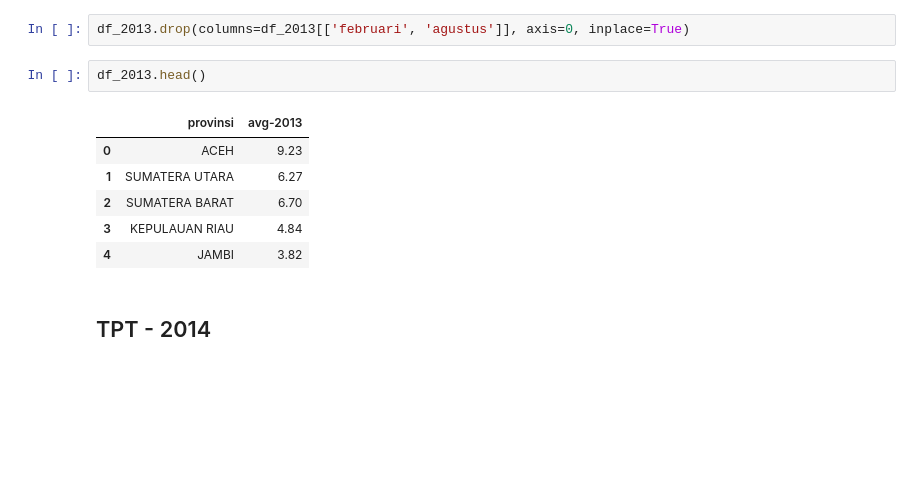
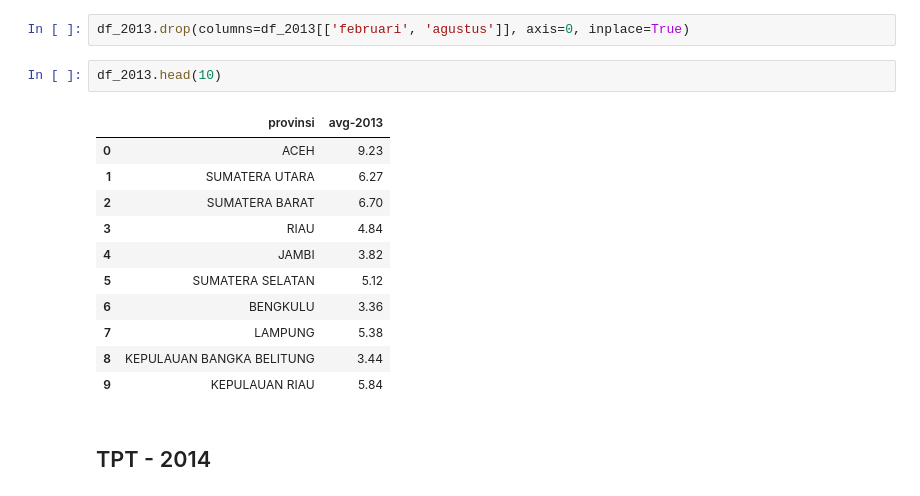
Before and after one commit to Padinn21/unemployment-rate-clustering, a Jupyter notebook: skripsi_TPT.ipynb, the cells around one changed output. Cells and saved outputs as stored; diff of their text form; blank space fills up the shorter version.

```diff
--- a/skripsi_TPT.ipynb
+++ b/skripsi_TPT.ipynb
@@ -76,14 +76,19 @@ df_2013['avg-2013'] = df_2013[['februari', 'agustus']].mean(axis=1).round(2)
 # %%
 df_2013.drop(columns=df_2013[['februari', 'agustus']], axis=0, inplace=True)
 # %%
-df_2013.head()
+df_2013.head(10)
 # %% [output]
 |  | provinsi | avg-2013 |
 | 0 | ACEH | 9.23 |
 | 1 | SUMATERA UTARA | 6.27 |
 | 2 | SUMATERA BARAT | 6.70 |
-| 3 | KEPULAUAN RIAU | 4.84 |
+| 3 | RIAU | 4.84 |
 | 4 | JAMBI | 3.82 |
+| 5 | SUMATERA SELATAN | 5.12 |
+| 6 | BENGKULU | 3.36 |
+| 7 | LAMPUNG | 5.38 |
+| 8 | KEPULAUAN BANGKA BELITUNG | 3.44 |
+| 9 | KEPULAUAN RIAU | 5.84 |
 # %% [markdown]
 ## TPT - 2014
 # %%
```
Also changed, not shown: parts of 21 cells of this notebook, 5 other files.
